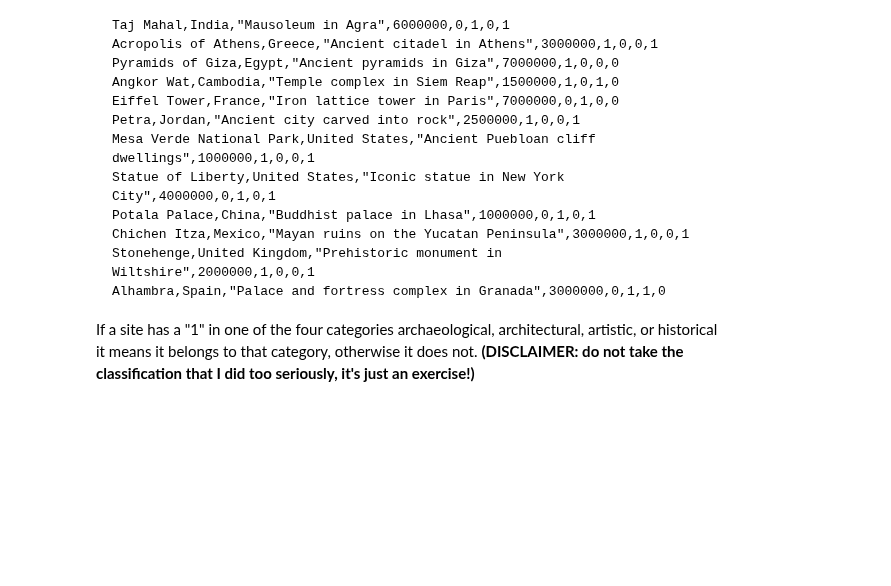
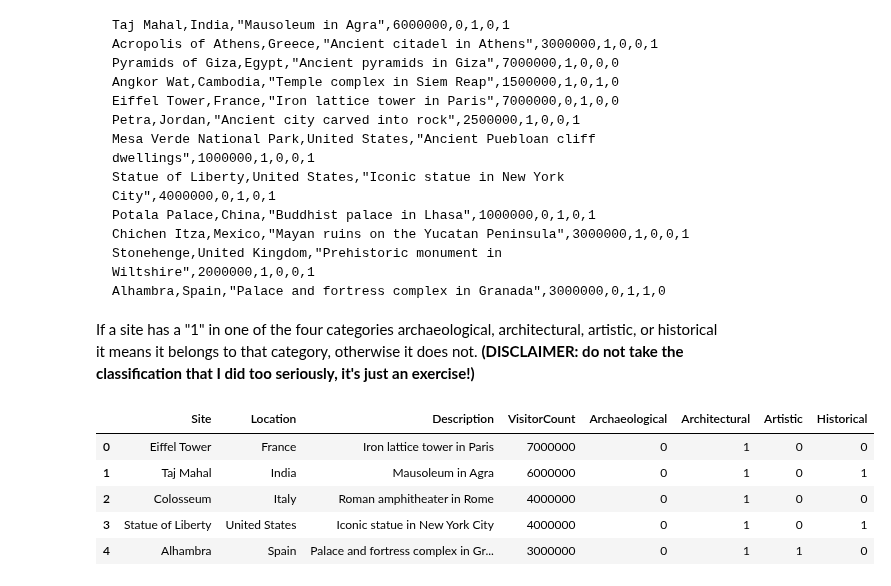
Before and after one commit to EvanEames/IPFH2526, a Jupyter notebook: week8/Week8_with_solutions.ipynb, the cells around one changed output. Drawn from its saved outputs; the diff is of its cells as text; code cells hidden in the pictures; blank space fills up the shorter version.

````diff
--- a/week8/Week8_with_solutions.ipynb
+++ b/week8/Week8_with_solutions.ipynb
@@ -436,5 +438,3 @@ Alhambra,Granada,Spain,1238,3000000
  Calculate the total number of cultural heritage sites in each country, store them in a dictionary `{Country: total_n}`
 Find the top 5 countries with the highest number of cultural heritage sites, store the top 5 in a list ordered from the first to the last.
 Calculate the average visitors from the year of establishment until now (2023) for each site. You might need to make some choices to estimate the year depending on the information you are given in the CSV. Save the results in a dictionary `{site: avg_n_of_visitors`}
-# %%
-df = pd.read_csv("Exercise9.csv")
@@ -493,3 +535,29 @@ Alhambra,Spain,"Palace and fortress complex in Granada",3000000,0,1,1,0
 ```
 
 If a site has a "1" in one of the four categories archaeological, architectural, artistic, or historical it means it belongs to that category, otherwise it does not. **(DISCLAIMER: do not take the classification that I did too seriously, it's just an exercise!)**
+# %%
+# This one is actually not that bad
+
+def recommend_sites(user_id):
+    # We read in our dataframes
+    preferences = pd.read_csv("userID.csv")
+    df = pd.read_csv("Exercise10.csv")
+
+    # Find the prefences of the specified user
+    preference = preferences.iloc[user_id-1, 1]  # The "-1" switches to the python convention (where user #1 is in index 0")
+
+    # Check when the column corresponding to this user's preferences is equal to 1. Filter for only these rows
+    df = df[df[preference] == 1]
+
+    # Now sort these rows in descending order and take the first 5
+    top_sites = df.sort_values(by="VisitorCount", ascending=False, ignore_index=True).head(5)  # Note that "ignore_index=True" just makes it so the new dataframe has it's index reset so as to start from 0. This is not at all necessary.
+    return top_sites
+# %%
+recommend_sites(2)
+# %% [output]
+|  | Site | Location | Description | VisitorCount | Archaeological | Architectural | Artistic | Historical |
+| 0 | Eiffel Tower | France | Iron lattice tower in Paris | 7000000 | 0 | 1 | 0 | 0 |
+| 1 | Taj Mahal | India | Mausoleum in Agra | 6000000 | 0 | 1 | 0 | 1 |
+| 2 | Colosseum | Italy | Roman amphitheater in Rome | 4000000 | 0 | 1 | 0 | 0 |
+| 3 | Statue of Liberty | United States | Iconic statue in New York City | 4000000 | 0 | 1 | 0 | 1 |
+| 4 | Alhambra | Spain | Palace and fortress complex in Gr... | 3000000 | 0 | 1 | 1 | 0 |
````
Also changed, not shown: parts of 4 cells of this notebook, 2 other files.
